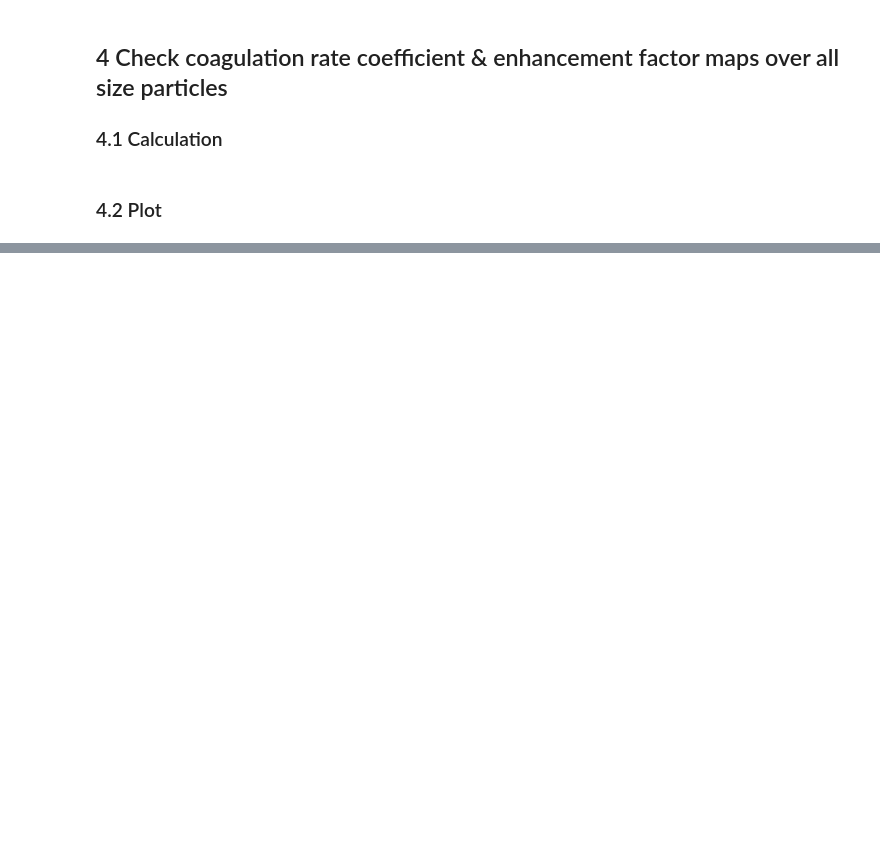
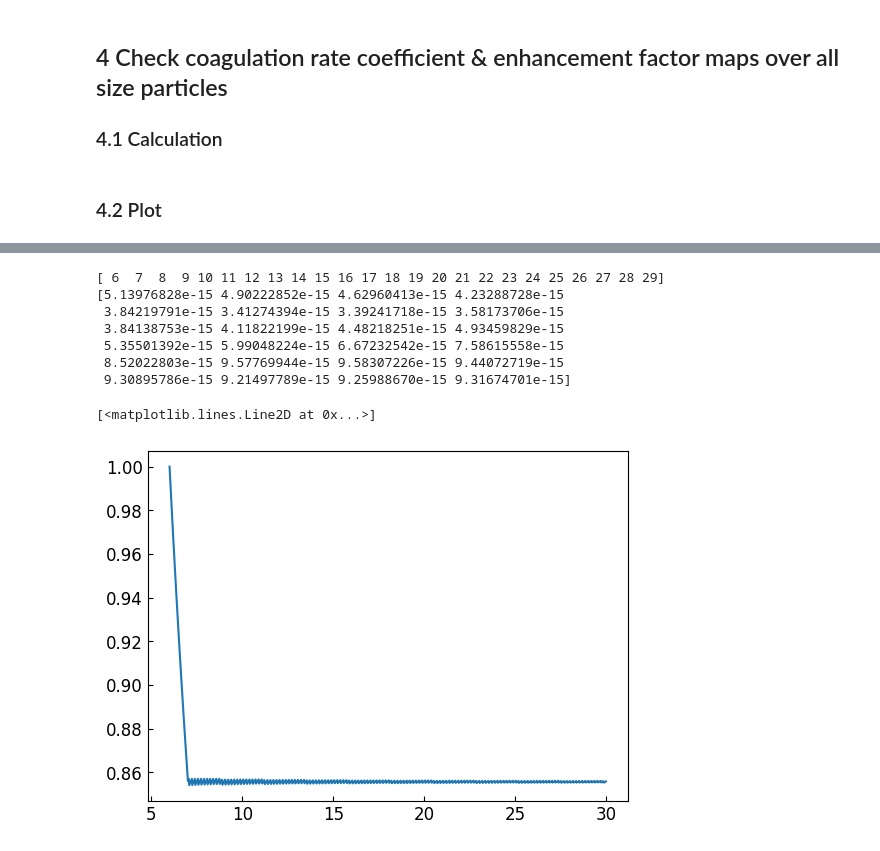
Before and after one commit to tamadate/TiO2_collision_rate_NN, a Jupyter notebook: NN_learned/check.ipynb, the cells around one changed output, grey strips where cells are left out. Drawn from its saved outputs; the diff is of its cells as text; code cells hidden in the pictures; blank space fills up the shorter version.

```diff
--- a/NN_learned/check.ipynb
+++ b/NN_learned/check.ipynb
@@ -197,0 +275,34 @@ plt.show()
+# %%
+Mmono=(16+16+48)*1e-3
+ns=(dps/10.0)**3*48.0
+ms=ns/3.0*Mmono
+mins=np.zeros(np.size(dps))
+print(dps)
+print(betas[0])
+for i in np.arange(np.size(dps)):
+    index=np.where(np.min(betas[i])==betas[i])
+    mins[i]=dps[index]
+#plt.scatter(dps,mins)
+
+dpsTH=np.linspace(0.6,3.0,1000)
+nsTH=(dpsTH/10.0)**3*48.0
+msTH=nsTH/3.0*Mmono
+minsTH=np.zeros(1000)
+for i in np.arange(1000):
+    L=(dpsTH[i]+dpsTH)*0.5
+    mij=1/(1/msTH[i]+1/msTH)
+    v0=(8*8.314*T/mij/np.pi)**0.5
+    betaTH=(L*L*np.pi*v0)*1e20
+    index=np.where(np.min(betaTH)==betaTH)
+    minsTH[i]=dpsTH[index]
+plt.plot(dpsTH*10,minsTH/dpsTH)
+# %% [output]
+[ 6  7  8  9 10 11 12 13 14 15 16 17 18 19 20 21 22 23 24 25 26 27 28 29]
+[5.13976828e-15 4.90222852e-15 4.62960413e-15 4.23288728e-15
+ 3.84219791e-15 3.41274394e-15 3.39241718e-15 3.58173706e-15
+ 3.84138753e-15 4.11822199e-15 4.48218251e-15 4.93459829e-15
+ 5.35501392e-15 5.99048224e-15 6.67232542e-15 7.58615558e-15
+ 8.52022803e-15 9.57769944e-15 9.58307226e-15 9.44072719e-15
+ 9.30895786e-15 9.21497789e-15 9.25988670e-15 9.31674701e-15]
+[<matplotlib.lines.Line2D at 0x...>]
+[figure, added]
```
Also changed, not shown: parts of 6 cells of this notebook, 12 other files.
